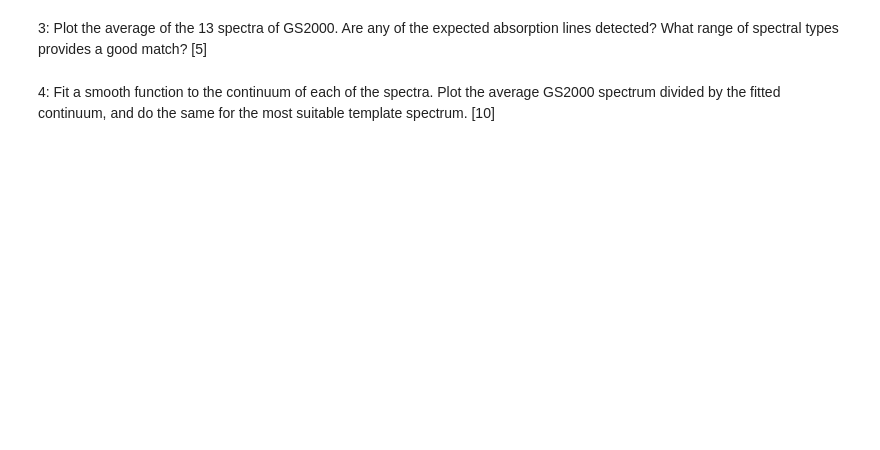
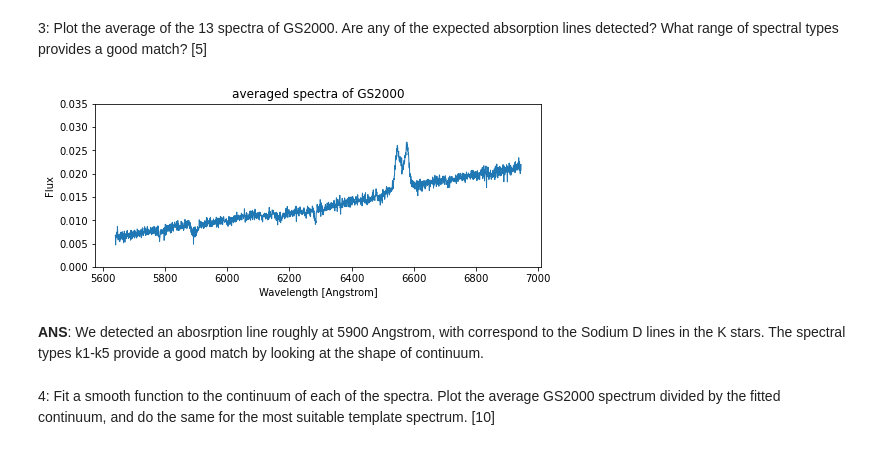
Before and after one commit to alphalyncis/adaa, a Jupyter notebook: project/keck.ipynb, the cells around one changed output. Drawn from its saved outputs; the diff is of its cells as text; code cells hidden in the pictures; blank space fills up the shorter version.

```diff
--- a/project/keck.ipynb
+++ b/project/keck.ipynb
@@ -92,6 +83,20 @@ emission line. [5]
 3: Plot the average of the 13 spectra of GS2000.
 Are any of the expected absorption lines detected?
 What range of spectral types provides a good match? [5]
+# %%
+fluxes = np.vstack([data[epoch]["flux"] for epoch in epochs])
+fluxes_avg = np.mean(fluxes, axis=0)
+plt.figure(figsize=(8,3))
+plt.plot(data["01"]["wl"], fluxes_avg, linewidth=1)
+plt.xlabel("Wavelength [Angstrom]")
+plt.ylabel("Flux")
+plt.ylim((0, 0.035))
+plt.title("averaged spectra of GS2000")
+plt.show()
+# %% [output]
+[figure, added]
+# %% [markdown]
+**ANS**: We detected an abosrption line roughly at 5900 Angstrom, with correspond to the Sodium D lines in the K stars. The spectral types k1-k5 provide a good match by looking at the shape of continuum.
 # %% [markdown]
 4: Fit a smooth function to the continuum of each of the spectra.
 Plot the average GS2000 spectrum divided by the fitted continuum,
```
Also changed, not shown: parts of 33 cells of this notebook, 7 other files.
